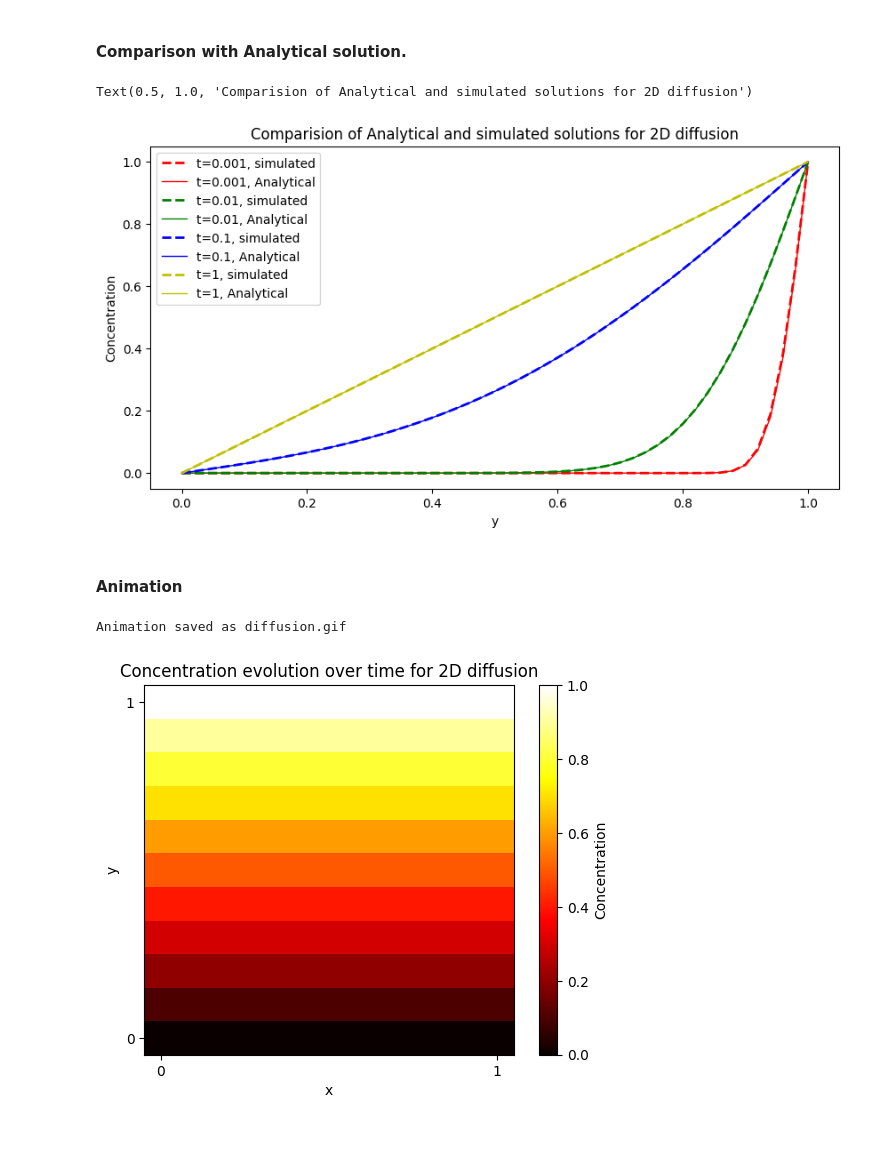
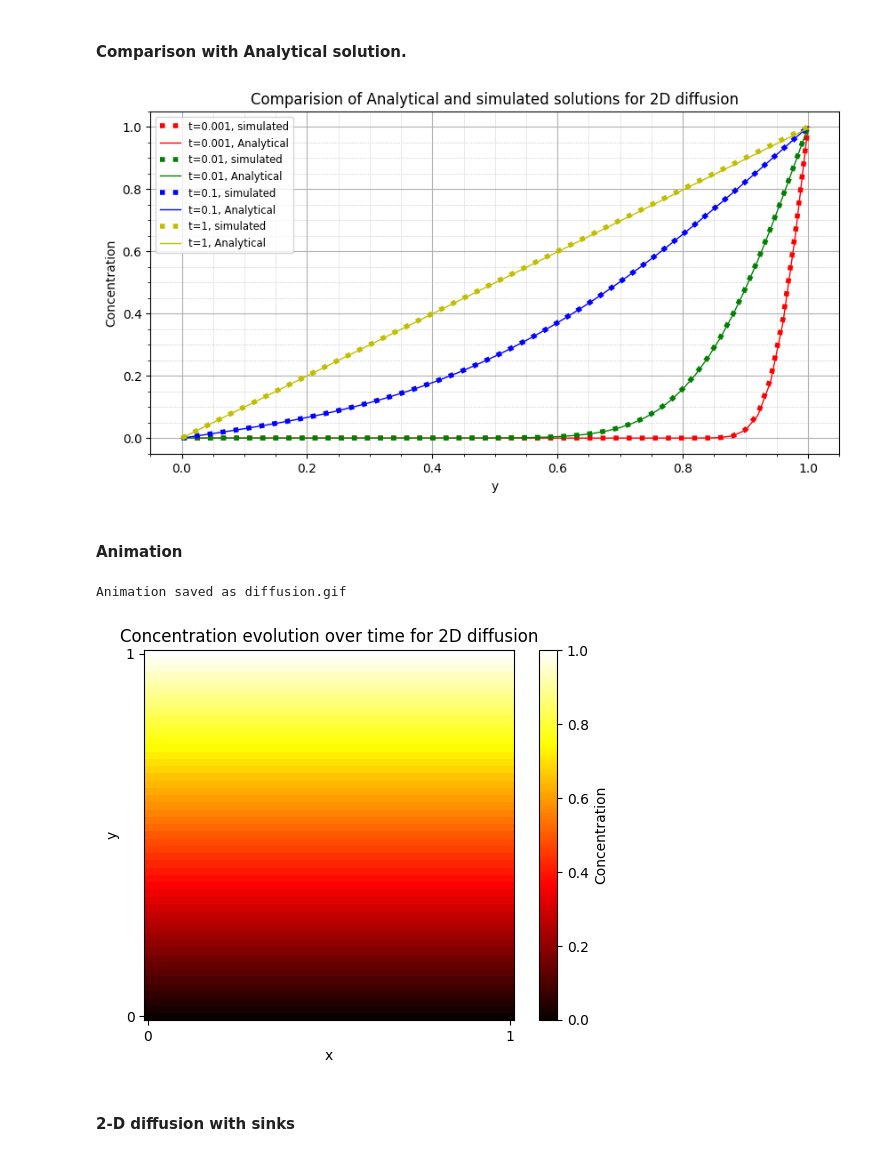
Before and after one commit to shreyaraghavendra/scientific-computing-group2, a Jupyter notebook: set1.ipynb, the cells around one changed output. Cells and saved outputs as stored; diff of their text form; code cells hidden in the pictures.

```diff
--- a/set1.ipynb
+++ b/set1.ipynb
@@ -125,11 +126,12 @@ def simulate_2D_diffusion(D, L, T, dt, dx, x_0):
         raise ValueError("The given parameters will result in an unstable solution. Please use a smaller time step or a larger space step.")
     time_steps = np.arange(0, T+dt, dt)
     x = np.zeros((len(x_0), len(x_0), len(time_steps)), dtype=float) # Create an array to store the results.
-    x[:,-1,:] = 1 # Set the boundary condition.
+    x[:,-1,:] = 1 # Set the boundary condition at y=L.
+    x[:,0,:] = 0 # Set the boundary condition at y=0.
     x[:,:,0] = x_0 # Set the initial condition.
-    # Assuming the concentration is uniform in the x direction.
+    # Assuming periodic boundary conditions at x=0 and x=L.
     for k in range(1, len(time_steps)):
-        x[:, 1:-1, k] = x[:, 1:-1, k-1] + ((D * dt) / (dx**2)) * (x[:, 1:-1, k-1] + x[:, 1:-1, k-1] + x[:, 2:, k-1] + x[:, 0:-2, k-1] - 4*x[:, 1:-1, k-1])
+        x[:, 1:-1, k] = x[:, 1:-1, k-1] + ((D * dt) / (dx**2)) * (np.roll(x[:, 1:-1, k-1],-1,axis=0) + np.roll(x[:, 1:-1, k-1],1,axis=0) + x[:, 2:, k-1] + x[:, 0:-2, k-1] - 4*x[:, 1:-1, k-1])
 
     return x
 # %% [markdown]
@@ -183,47 +186,53 @@ plt.figure(figsize=(10, 5))
 colors = ['r', 'g', 'b', 'y']
 for i,t in enumerate([0.001, 0.01, 0.1, 1]):
     color = colors[i]
-    plt.plot(np.arange(0, L+dx, dx), x[0,:,int(t/dt)], linestyle = '--', label = f't={t}, simulated',color=color, linewidth=2)
-    plt.plot(np.arange(0, L+dx, dx), diffusion_2d_analytical(np.arange(0, L+dx, dx), t, D, 1000), label = f't={t}, Analytical', color=color, linewidth=1)
+    plt.plot(np.arange(0, L+dx, dx), x[0,:,int(t/dt)], linestyle = 'dotted', label = f't={t}, simulated',color=color, linewidth=4)
+    plt.plot(np.arange(0, L+dx, dx), diffusion_2d_analytical(np.arange(0, L+dx, dx), t, D, 2), label = f't={t}, Analytical', color=color, linewidth=1)
 
-plt.legend()
+plt.legend(fontsize='small')
 plt.ylabel('Concentration')
 plt.xlabel('y')
 plt.title('Comparision of Analytical and simulated solutions for 2D diffusion')
+plt.grid(True)
+plt.minorticks_on()
+plt.grid(which='minor', linestyle=':', linewidth='0.5')
+plt.show()
 # %% [output]
-Text(0.5, 1.0, 'Comparision of Analytical and simulated solutions for 2D diffusion')
-[figure, old version]
+[figure, new version]
 # %% [markdown]
 #### Animation
 # %%
 # Set up the figure
 fig, ax = plt.subplots()
 cax = ax.imshow(x[:, :, 0].T, cmap='hot', interpolation='nearest', origin='lower')
 fig.colorbar(cax, label='Concentration')
 ax.set_xlabel('x')
 ax.set_ylabel('y')
 ax.set_xticks([0, N], ['0', str(L)])
 ax.set_yticks([0, N], ['0', str(L)])
 ax.set_title('Concentration evolution over time for 2D diffusion')
 
 # Initialization function for FuncAnimation
 def init():
     cax.set_data(np.zeros((L, L)).T)
     return cax,
 
 # Animation function that FuncAnimation will call
 def animate(i):
     cax.set_data(x[:, :, i].T)
     return cax,
 
 # Create the animation object
 ani = FuncAnimation(fig, animate, frames=x.shape[2], init_func=init, blit=True, repeat=False)
 
 # Save the animation
-ani.save('diffusion.gif', writer='pillow', fps=30)
+ani.save('diffusion.mp4', writer='ffmpeg')
+#ani.save('diffusion.gif', writer='pillow', fps=30)
 
 # Display a message to the user with the output location
 print("Animation saved as diffusion.gif")
 # %% [output]
 Animation saved as diffusion.gif
-[figure, old version]
+[figure, new version]
+# %% [markdown]
+#### 2-D diffusion with sinks
```
Also changed, not shown: parts of 5 cells of this notebook.
